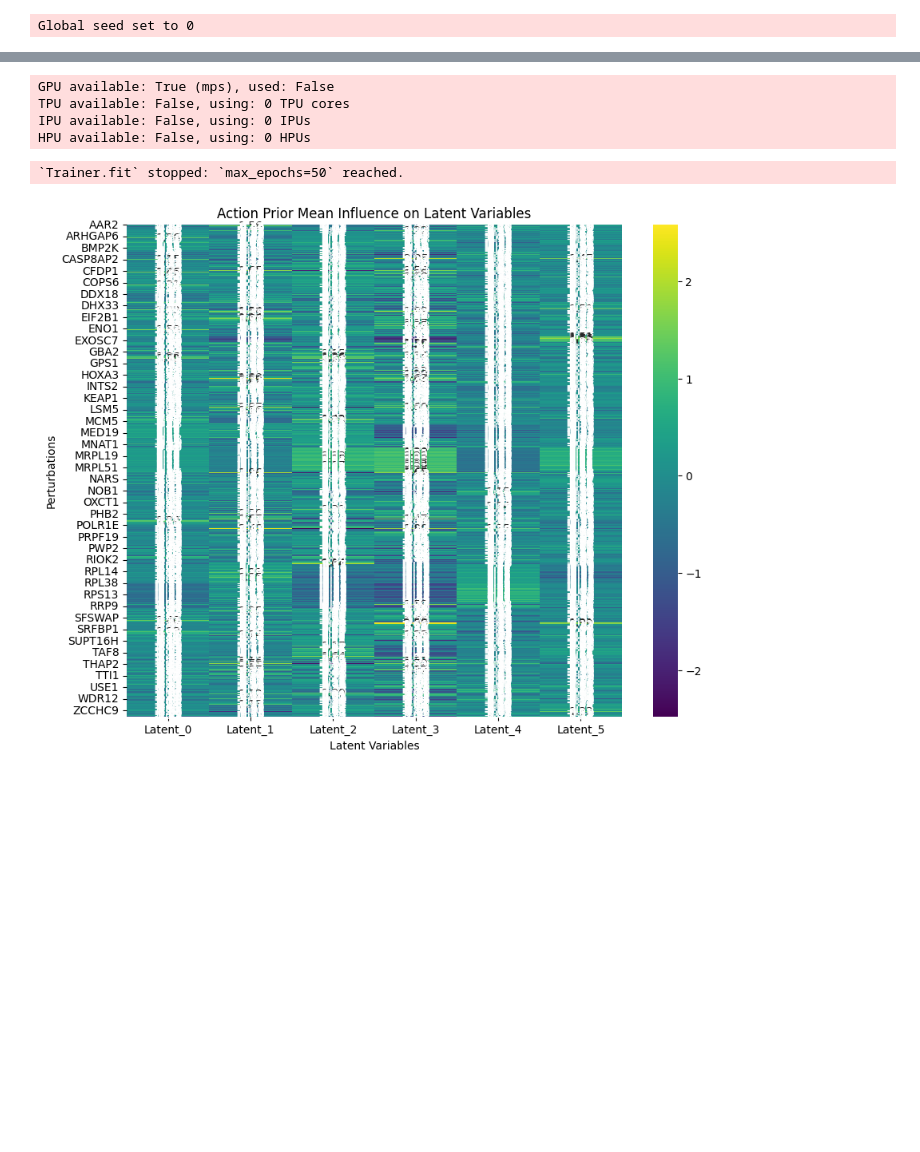
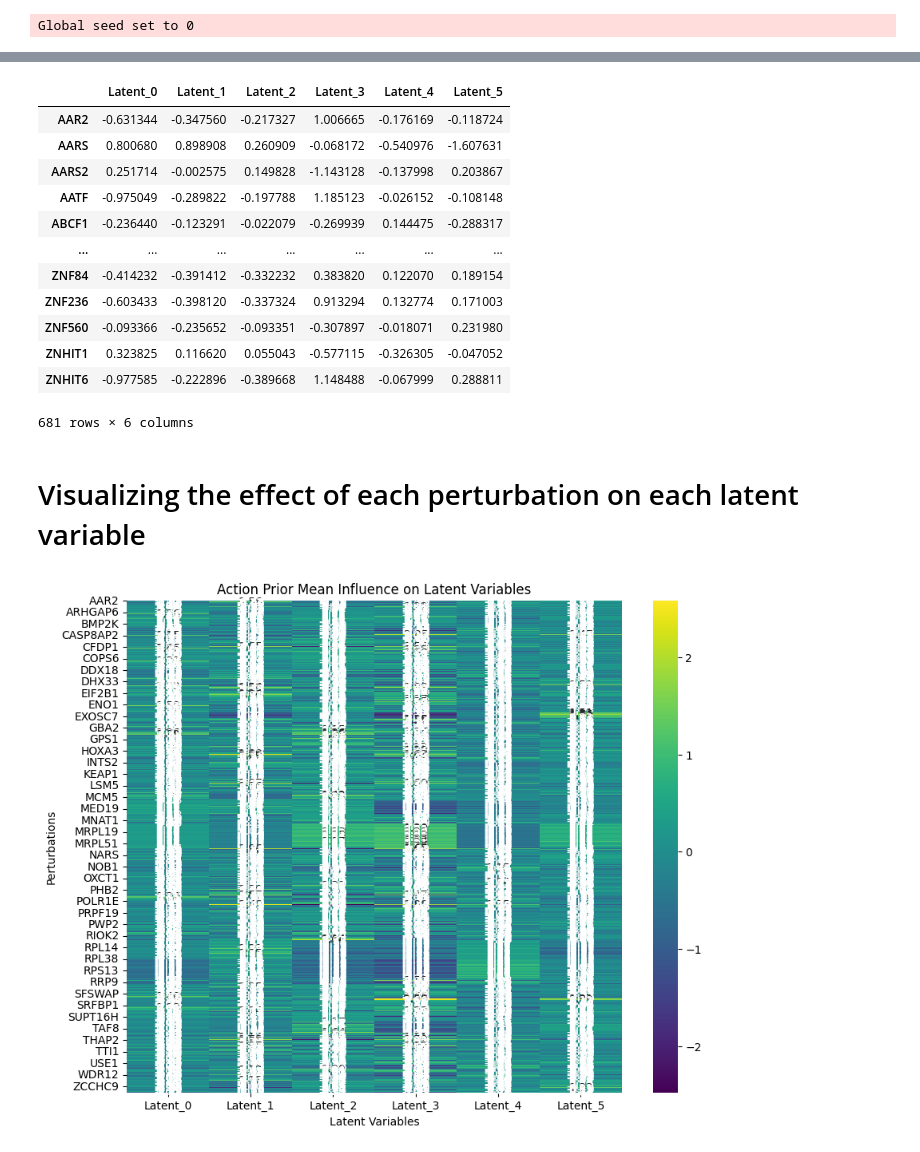
Before and after one commit to brendamelano/REPROGRAM, a Jupyter notebook: running_svae.ipynb, the cells around one changed output, grey strips where cells are left out. Cells and saved outputs as stored; diff of their text form; code cells hidden in the pictures; blank space fills up the shorter version.

```diff
--- a/running_svae.ipynb
+++ b/running_svae.ipynb
@@ -221,47 +256,16 @@ chem_prior = (
-# %%
-#model.adata = adata_train
-
-
-# better understand these parameters
-model.module.beta = 1
-
-
-# Setting the sparse mask penalty value
-model.module.sparse_mask_penalty = 0.1
-
-
-# Training the model
-model.train(
-        max_epochs=50,
-        check_val_every_n_epoch=1,
-        early_stopping=True,
-        plan_kwargs={
-            "n_epochs_kl_warmup": 10,
-        }#,
-        #logger=wandb_logger,
-    )
-
-# Get the label key from the state registry
-label_key = model.adata_manager.get_state_registry(REGISTRY_KEYS.LABELS_KEY)["original_key"]
-
-
-# Get the categorical mapping for the labels
-perturbation_mapping = model.adata_manager.get_state_registry(REGISTRY_KEYS.LABELS_KEY)["categorical_mapping"]
-
-
-# Convert action_prior_mean to a numpy array
-action_prior_mean = model.module.action_prior_mean.detach().numpy()
-
-
-# Saving a df that reperesents how each perturbation affects latent variables
-action_prior_df = pd.DataFrame(action_prior_mean, index=perturbation_mapping, columns=[f"Latent_{i}" for i in range(model.module.
-                                                                                                                    n_latent)])
-
-# Export the DataFrame to a CSV file
-#action_df.to_csv('/Users/brendamelano/Desktop/RL_for_reprogramming/action_df.csv', index=False)
-# %% [output]
-GPU available: True (mps), used: False
-TPU available: False, using: 0 TPU cores
-IPU available: False, using: 0 IPUs
-HPU available: False, using: 0 HPUs
-`Trainer.fit` stopped: `max_epochs=50` reached.
+# %%
+action_prior_df
+# %% [output]
+|  | Latent_0 | Latent_1 | Latent_2 | Latent_3 | Latent_4 | Latent_5 |
+| AAR2 | -0.631344 | -0.347560 | -0.217327 | 1.006665 | -0.176169 | -0.118724 |
+| AARS | 0.800680 | 0.898908 | 0.260909 | -0.068172 | -0.540976 | -1.607631 |
+| AARS2 | 0.251714 | -0.002575 | 0.149828 | -1.143128 | -0.137998 | 0.203867 |
+| AATF | -0.975049 | -0.289822 | -0.197788 | 1.185123 | -0.026152 | -0.108148 |
+| ABCF1 | -0.236440 | -0.123291 | -0.022079 | -0.269939 | 0.144475 | -0.288317 |
+| ... | ... | ... | ... | ... | ... | ... |
+| ZNF84 | -0.414232 | -0.391412 | -0.332232 | 0.383820 | 0.122070 | 0.189154 |
+| ZNF236 | -0.603433 | -0.398120 | -0.337324 | 0.913294 | 0.132774 | 0.171003 |
+| ZNF560 | -0.093366 | -0.235652 | -0.093351 | -0.307897 | -0.018071 | 0.231980 |
+| ZNHIT1 | 0.323825 | 0.116620 | 0.055043 | -0.577115 | -0.326305 | -0.047052 |
+| ZNHIT6 | -0.977585 | -0.222896 | -0.389668 | 1.148488 | -0.067999 | 0.288811 |
+681 rows × 6 columns
@@ -268,3 +275,5 @@ HPU available: False, using: 0 HPUs
+# %% [markdown]
+# Visualizing the effect of each perturbation on each latent variable
 # %%
 # Plot a heatmap of the action prior means
 plt.figure(figsize=(5, 4))
```
Also changed, not shown: parts of 16 cells of this notebook, 2 other files.
